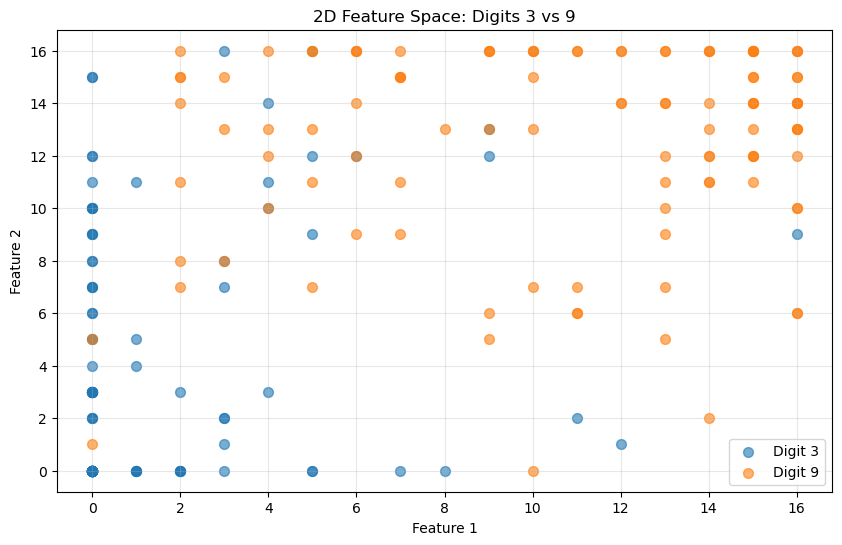
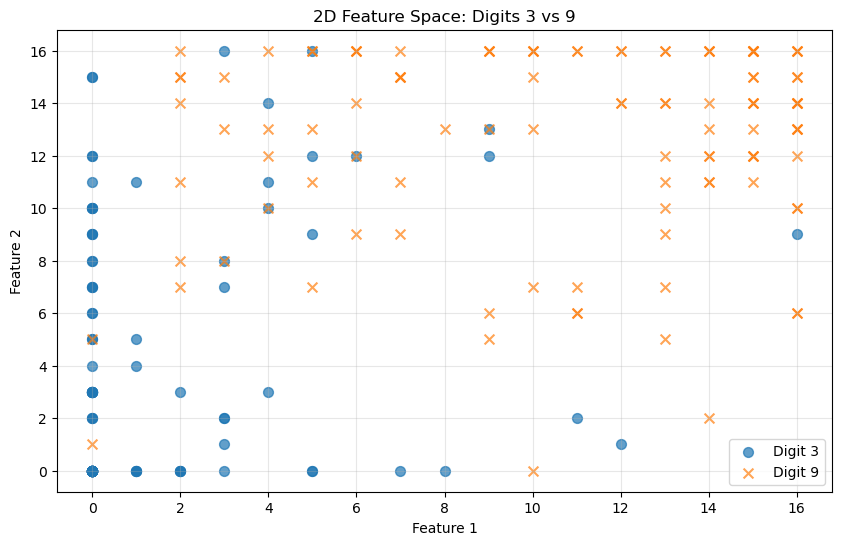
Unified diff of the notebook cell whose output changed from the first chart to the second:
--- before
+++ after
@@ -6,6 +6,6 @@
 mask9 = (y_train == 9)
 
-plt.scatter(features[mask3, 0], features[mask3, 1], label='Digit 3', alpha=0.6, s=50)
-plt.scatter(features[mask9, 0], features[mask9, 1], label='Digit 9', alpha=0.6, s=50)
+plt.scatter(features[mask3, 0], features[mask3, 1], label='Digit 3', alpha=0.7, s=50, marker='o')
+plt.scatter(features[mask9, 0], features[mask9, 1], label='Digit 9', alpha=0.7, s=50, marker='x')
 
 plt.xlabel('Feature 1')

Commit: Update scatter plot